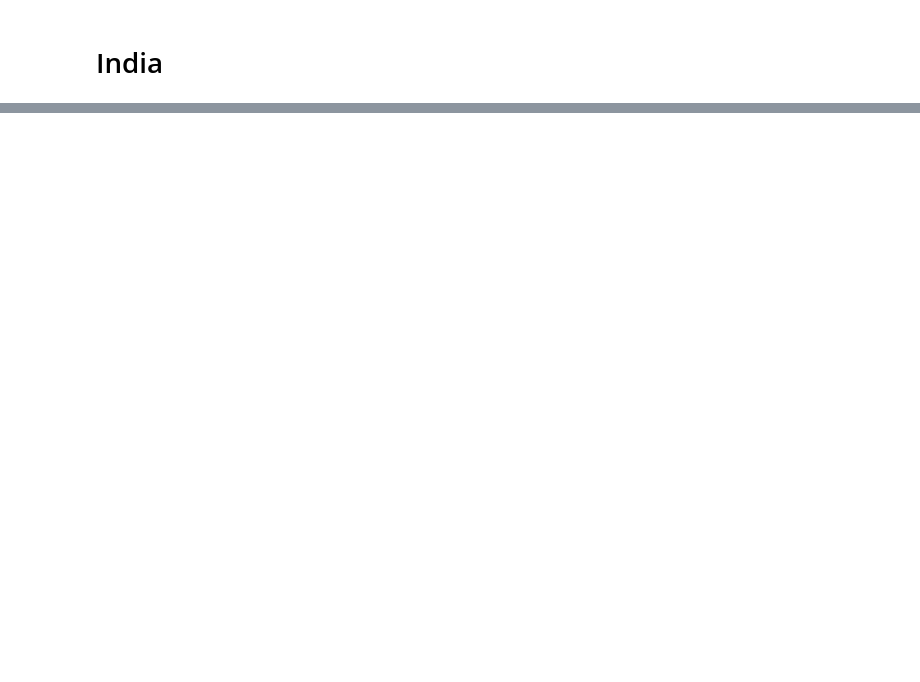
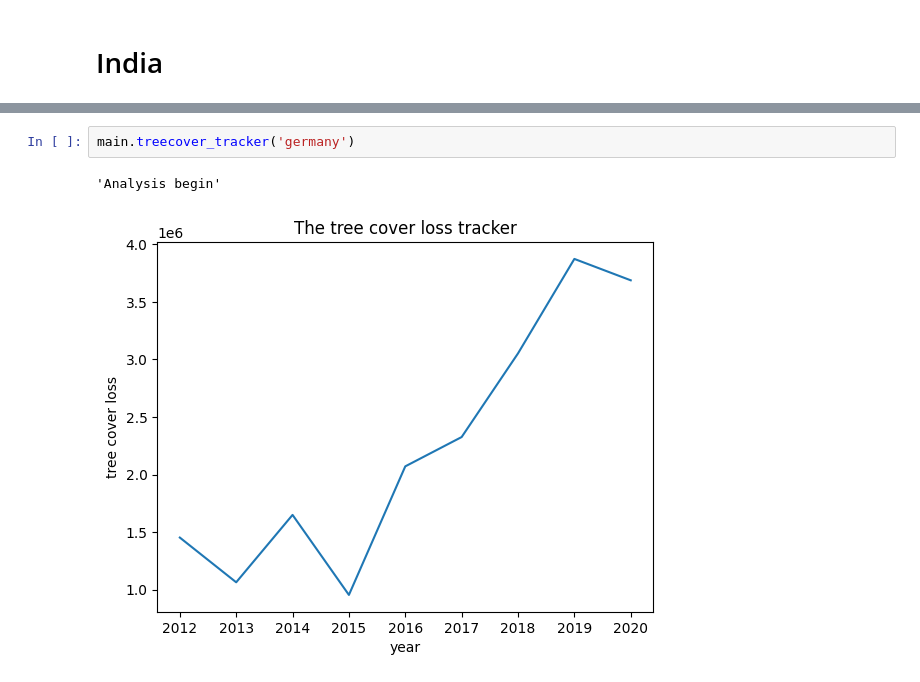
Before and after one commit to NikhilToram/Night_Earth_Light_Analysis, a Jupyter notebook: main.ipynb, the cells around one changed output, grey strips where cells are left out. Drawn from its saved outputs; the diff is of its cells as text; blank space fills up the shorter version.

```diff
--- a/main.ipynb
+++ b/main.ipynb
@@ -154,0 +172,5 @@ Hyderabad
+# %%
+main.treecover_tracker('germany')
+# %% [output]
+'Analysis begin'
+[figure, added]
```
Also changed, not shown: parts of 20 cells of this notebook, 2 other files.
